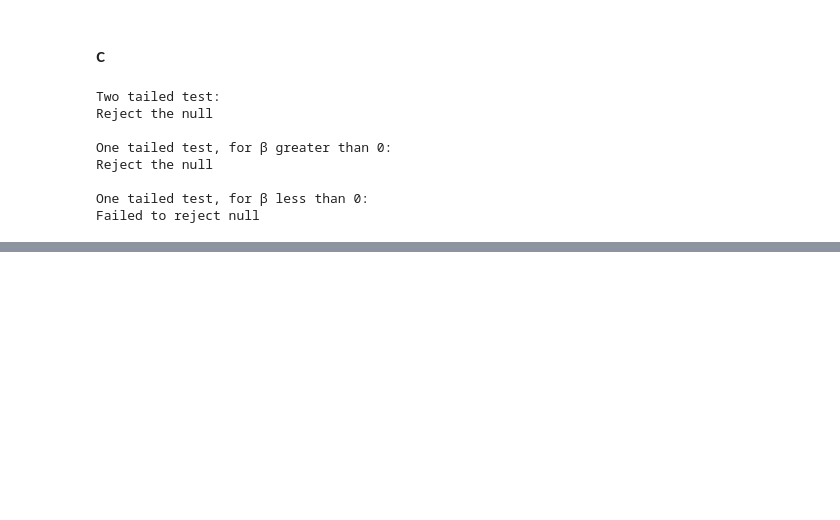
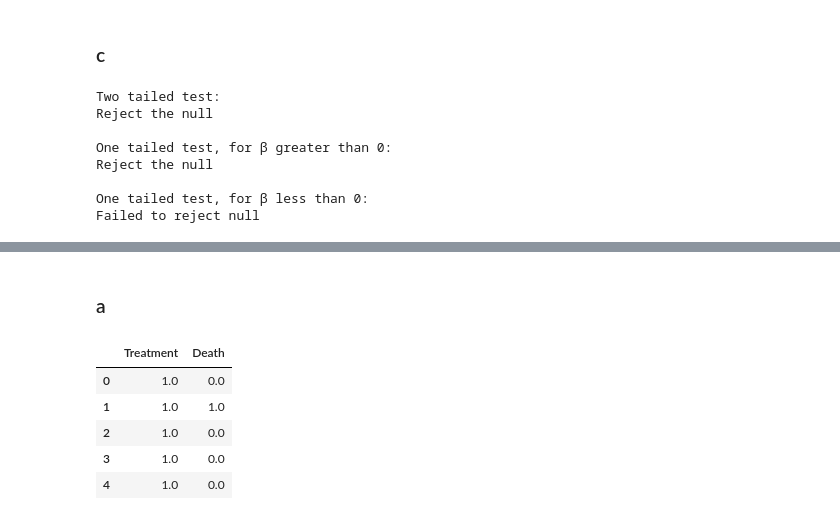
Before and after one commit to ani-research/Python-Companion-For-Real-Econometrics-by-M.Bailey, a Jupyter notebook: chapters/chapter04.ipynb, the cells around one changed output, grey strips where cells are left out. Cells and saved outputs as stored; diff of their text form; code cells hidden in the pictures; blank space fills up the shorter version.

```diff
--- a/chapters/chapter04.ipynb
+++ b/chapters/chapter04.ipynb
@@ -385,0 +392,6 @@ Failed to reject null
+# %%
+sheepDF= pd.DataFrame(
+    {"Treatment": np.concat((np.ones(24), np.zeros(24))) }
+)
+
+display(sheepDF.head())
@@ -385,0 +405,18 @@ Failed to reject null
+# %% [markdown]
+### a
+# %%
+# All sheep in control died, so first we kill them all
+sheepDF["Death"]= np.ones(48)
+# Then we unkill the first 24
+sheepDF.loc[0:23, "Death"]= 0.0
+#Then we kill a random sheep
+sheepDF.loc[1, "Death"]= 1.0
+
+sheepDF.head()
+# %% [output]
+|  | Treatment | Death |
+| 0 | 1.0 | 0.0 |
+| 1 | 1.0 | 1.0 |
+| 2 | 1.0 | 0.0 |
+| 3 | 1.0 | 0.0 |
+| 4 | 1.0 | 0.0 |
```
Also changed, not shown: parts of 16 cells of this notebook.
